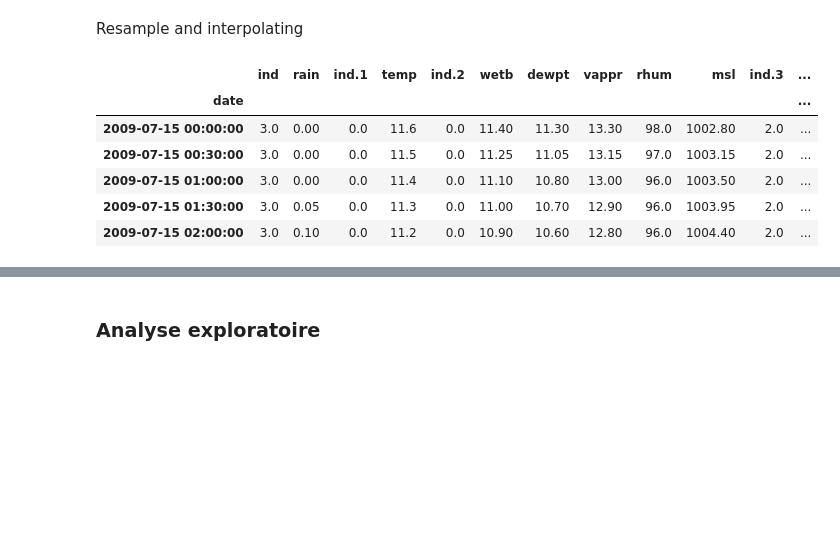
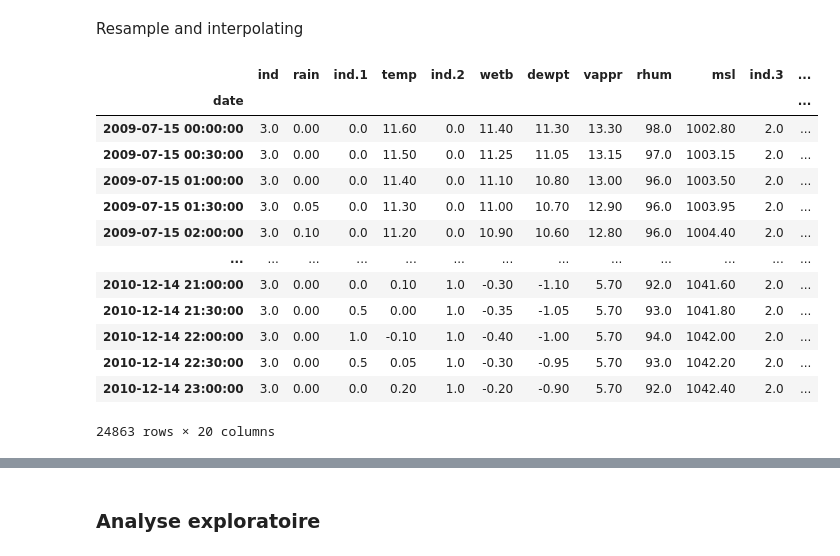
Before and after one commit to YounesOuarhim/Consommation--lectrique, a Jupyter notebook: alisson_bonatto.ipynb, the cells around one changed output, grey strips where cells are left out. Cells and saved outputs as stored; diff of their text form; code cells hidden in the pictures; blank space fills up the shorter version.

```diff
--- a/alisson_bonatto.ipynb
+++ b/alisson_bonatto.ipynb
@@ -30,0 +33,3 @@ df_vst.head()
+# %%
+df_corkstation_cropped = df_corkstation.drop(df_corkstation.index[12432:])
+df_corkstation_cropped
@@ -36,23 +69,38 @@ df_corkstation = df_corkstation.drop(index=missing_indexes)
+# %%
+# Changing index to date column
+df_corkstation_cropped['date'] = pd.to_datetime(df_corkstation_cropped['date'])
+
+# Interpolating missing data
+df_corkstation_cropped = df_corkstation_cropped.replace({' ': '-1'}, regex=True)
+df_corkstation_cropped['wetb'] = pd.to_numeric(df_corkstation_cropped['wetb'])
+df_corkstation_cropped['vis'] = pd.to_numeric(df_corkstation_cropped['vis'])
+df_corkstation_cropped = df_corkstation_cropped.replace({-1: np.nan}, regex=True)
+
+# Interpolating over missing data
+df_corkstation_cropped = df_corkstation_cropped.interpolate()
 # %% [markdown]
 Resample and interpolating
 # %%
 # Changing index to date column
-df_corkstation['date'] = pd.to_datetime(df_corkstation['date'])
-df_corkstation.set_index('date', inplace=True)
-
-# Changing to numeric form
-df_corkstation['vis'] = pd.to_numeric(df_corkstation['vis'])
-df_corkstation['wetb'] = pd.to_numeric(df_corkstation['wetb'])
+df_corkstation_cropped['date'] = pd.to_datetime(df_corkstation_cropped['date'])
+df_corkstation_cropped.set_index('date', inplace=True)
 
 # Resample for each 30 min and interpolating
-df_corkstation_resampled = df_corkstation.resample('30T').interpolate(method='linear')
+df_corkstation_resampled = df_corkstation_cropped.resample('30T').interpolate(method='linear')
 
-df_corkstation_resampled.head()
+df_corkstation_resampled
 # %% [output]
 |  | ind | rain | ind.1 | temp | ind.2 | wetb | dewpt | vappr | rhum | msl | ind.3 | ... |
 | date |  |  |  |  |  |  |  |  |  |  |  | ... |
-| 2009-07-15 00:00:00 | 3.0 | 0.00 | 0.0 | 11.6 | 0.0 | 11.40 | 11.30 | 13.30 | 98.0 | 1002.80 | 2.0 | ... |
-| 2009-07-15 00:30:00 | 3.0 | 0.00 | 0.0 | 11.5 | 0.0 | 11.25 | 11.05 | 13.15 | 97.0 | 1003.15 | 2.0 | ... |
-| 2009-07-15 01:00:00 | 3.0 | 0.00 | 0.0 | 11.4 | 0.0 | 11.10 | 10.80 | 13.00 | 96.0 | 1003.50 | 2.0 | ... |
-| 2009-07-15 01:30:00 | 3.0 | 0.05 | 0.0 | 11.3 | 0.0 | 11.00 | 10.70 | 12.90 | 96.0 | 1003.95 | 2.0 | ... |
-| 2009-07-15 02:00:00 | 3.0 | 0.10 | 0.0 | 11.2 | 0.0 | 10.90 | 10.60 | 12.80 | 96.0 | 1004.40 | 2.0 | ... |
+| 2009-07-15 00:00:00 | 3.0 | 0.00 | 0.0 | 11.60 | 0.0 | 11.40 | 11.30 | 13.30 | 98.0 | 1002.80 | 2.0 | ... |
+| 2009-07-15 00:30:00 | 3.0 | 0.00 | 0.0 | 11.50 | 0.0 | 11.25 | 11.05 | 13.15 | 97.0 | 1003.15 | 2.0 | ... |
+| 2009-07-15 01:00:00 | 3.0 | 0.00 | 0.0 | 11.40 | 0.0 | 11.10 | 10.80 | 13.00 | 96.0 | 1003.50 | 2.0 | ... |
+| 2009-07-15 01:30:00 | 3.0 | 0.05 | 0.0 | 11.30 | 0.0 | 11.00 | 10.70 | 12.90 | 96.0 | 1003.95 | 2.0 | ... |
+| 2009-07-15 02:00:00 | 3.0 | 0.10 | 0.0 | 11.20 | 0.0 | 10.90 | 10.60 | 12.80 | 96.0 | 1004.40 | 2.0 | ... |
+| ... | ... | ... | ... | ... | ... | ... | ... | ... | ... | ... | ... | ... |
+| 2010-12-14 21:00:00 | 3.0 | 0.00 | 0.0 | 0.10 | 1.0 | -0.30 | -1.10 | 5.70 | 92.0 | 1041.60 | 2.0 | ... |
+| 2010-12-14 21:30:00 | 3.0 | 0.00 | 0.5 | 0.00 | 1.0 | -0.35 | -1.05 | 5.70 | 93.0 | 1041.80 | 2.0 | ... |
+| 2010-12-14 22:00:00 | 3.0 | 0.00 | 1.0 | -0.10 | 1.0 | -0.40 | -1.00 | 5.70 | 94.0 | 1042.00 | 2.0 | ... |
+| 2010-12-14 22:30:00 | 3.0 | 0.00 | 0.5 | 0.05 | 1.0 | -0.30 | -0.95 | 5.70 | 93.0 | 1042.20 | 2.0 | ... |
+| 2010-12-14 23:00:00 | 3.0 | 0.00 | 0.0 | 0.20 | 1.0 | -0.20 | -0.90 | 5.70 | 92.0 | 1042.40 | 2.0 | ... |
+24863 rows × 20 columns
```
Also changed, not shown: parts of 6 cells of this notebook.
